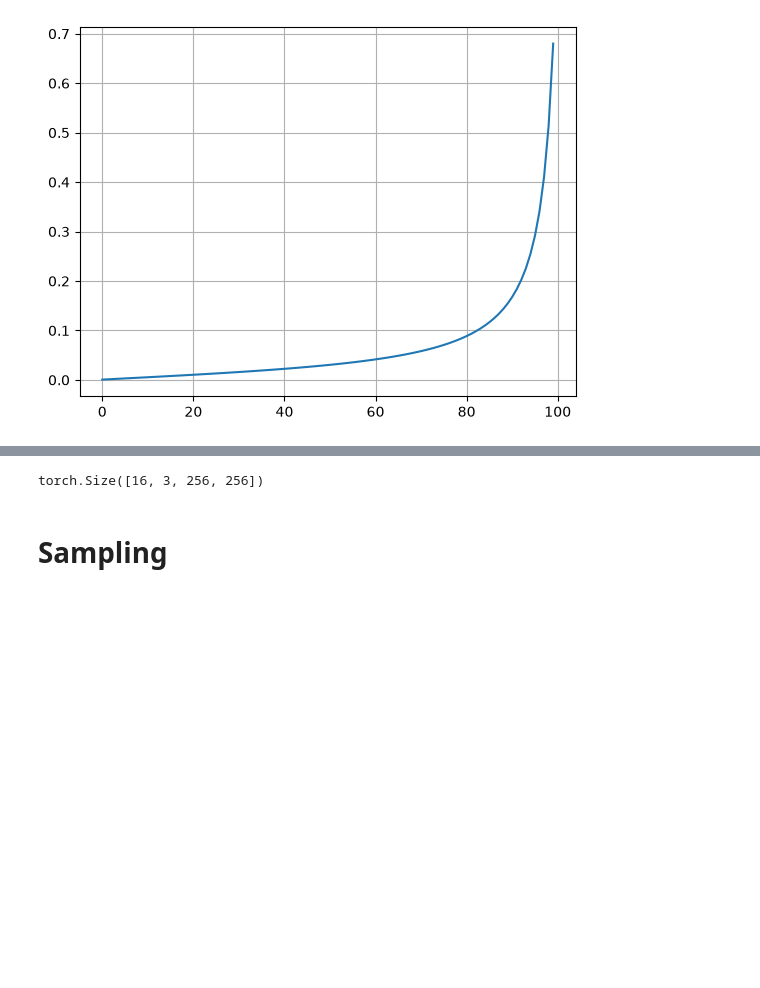
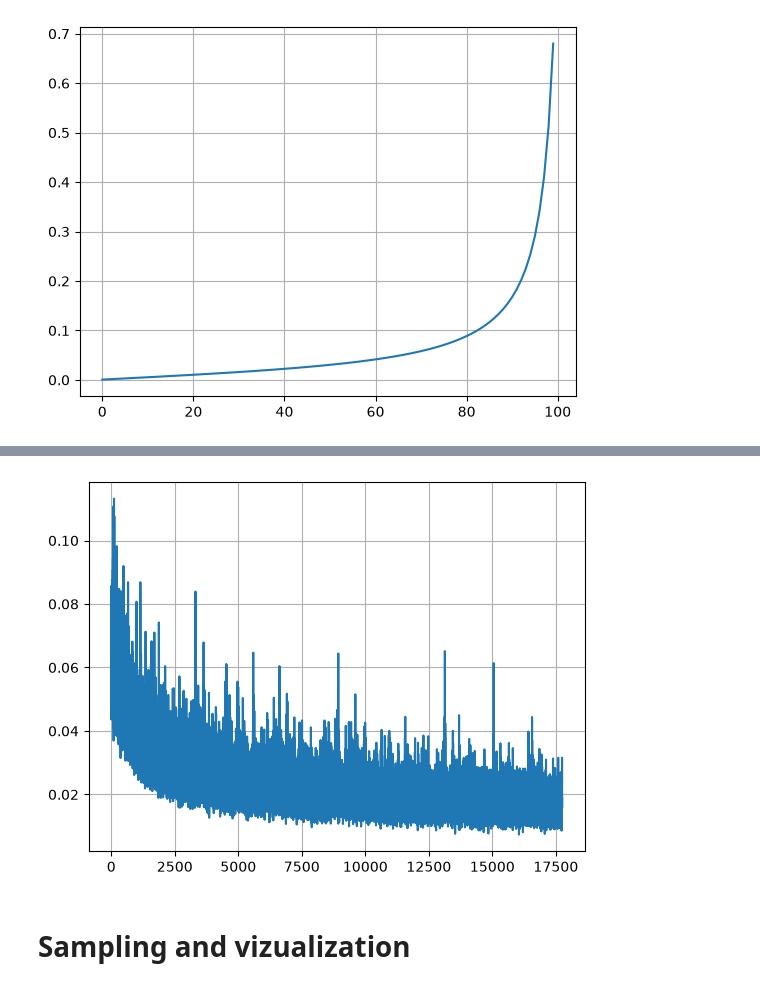
Before and after one commit to dominikstipic/DDM_Lurssen, a Jupyter notebook: lurssen.ipynb, the cells around one changed output, grey strips where cells are left out. Drawn from its saved outputs; the diff is of its cells as text; code cells hidden in the pictures; blank space fills up the shorter version.

```diff
--- a/lurssen.ipynb
+++ b/lurssen.ipynb
@@ -129,0 +179,30 @@ Free within PyTorch:  0.00 GB
+# %%
+import torch
+import torch.nn.functional as F
+import torch.optim as optim
+from tqdm import tqdm
+
+batch_size = 16
+dataloader = get_dataloaders(batch_size=batch_size)
+
+T = 100
+epochs = 5
+model = UNet(in_channels=3, out_channels=3)
+optimizer = optim.AdamW(
+    model.parameters(),
+    lr=1e-4,  # Learning rate
+    weight_decay=1e-4,  # L2 penalty (optional)
+)
+device = "cuda" if torch.cuda.is_available() else "cpu"
+print(f"DEVICE={device}")
+model = model.to(device)
+
+# Generate the beta schedule
+betas = diffusion_schedule(T).to(device)
+
+# Precompute cumulative signal coefficients
+alpha_cumprod = torch.cumprod(1.0 - betas, dim=0).to(device)
+
+batch_losses = []
+kid_steps    = []
+kid_means    = []
@@ -200,43 +371,7 @@ i=40, loss=0.5028095841407776
-# %%
-import gc
-import torch.nn.functional as F
-gc.collect()
-torch.cuda.empty_cache()
-
-
-
-# Generate the beta schedule
-betas = diffusion_schedule(T).to(device)
-
-# Precompute cumulative signal coefficients
-alphas = 1.0 - betas
-alpha_bars = torch.cumprod(alphas, dim=0)
-
-batch_size = 16
-dataloader = get_dataloader(batch_size=batch_size)
-img_batch,_ = next(iter(dataloader)) # img_batch: 16, 3, 256, 256
-print(img_batch.shape)
-img_batch = img_batch.to(device)
-batch_loss = 0.0
-
-# A different timestep for every image
-t = torch.randint(0, T, (batch_size,), device=device)
-epsilon = torch.randn_like(img_batch) # 16, 3, 256, 256
-
-alpha_bar_t = alpha_bars[t]
-alpha_bar_t = alpha_bar_t.view(-1, 1, 1, 1)
-
-noisy_images = (
-    torch.sqrt(alpha_bar_t) * img_batch
-    + torch.sqrt(1.0 - alpha_bar_t) * epsilon
-)
-
-# 5. Predict noise for the entire batch
-predicted_noise = model(noisy_images, t)
-
-loss = F.mse_loss(predicted_noise, epsilon)
-batch_loss += loss.item()
-# %% [output]
-torch.Size([16, 3, 256, 256])
+# %%
+plt.plot(batch_losses[1000:])
+plt.grid()
+# %% [output]
+[figure, added]
 # %% [markdown]
-# Sampling
+# Sampling and vizualization
```
Also changed, not shown: parts of 13 cells of this notebook.
